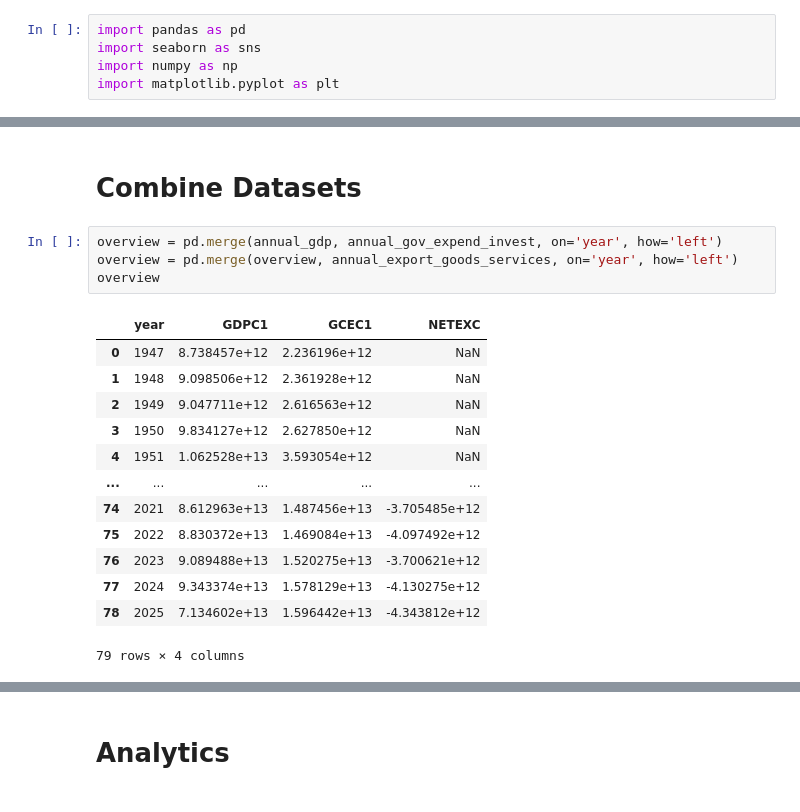
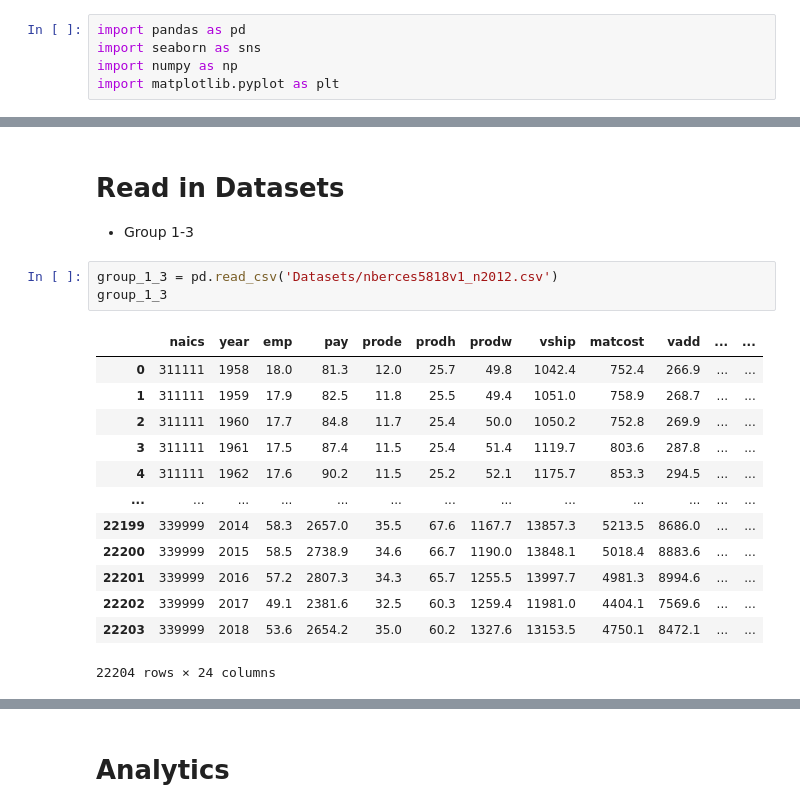
Before and after one commit to yomisamadesu/DS_ML_Project_colab-integrartion, a Jupyter notebook: DSML1/data_inspection.ipynb, the cells around one changed output, grey strips where cells are left out. Cells and saved outputs as stored; diff of their text form.

Commit message:
new datasets

```diff
--- a/DSML1/data_inspection.ipynb
+++ b/DSML1/data_inspection.ipynb
@@ -125,20 +6,21 @@ annual_export_goods_services
-# %% [markdown]
-# Combine Datasets
-# %%
-overview = pd.merge(annual_gdp, annual_gov_expend_invest, on='year', how='left')
-overview = pd.merge(overview, annual_export_goods_services, on='year', how='left')
-overview
-# %% [output]
-|  | year | GDPC1 | GCEC1 | NETEXC |
-| 0 | 1947 | 8.738457e+12 | 2.236196e+12 | NaN |
-| 1 | 1948 | 9.098506e+12 | 2.361928e+12 | NaN |
-| 2 | 1949 | 9.047711e+12 | 2.616563e+12 | NaN |
-| 3 | 1950 | 9.834127e+12 | 2.627850e+12 | NaN |
-| 4 | 1951 | 1.062528e+13 | 3.593054e+12 | NaN |
-| ... | ... | ... | ... | ... |
-| 74 | 2021 | 8.612963e+13 | 1.487456e+13 | -3.705485e+12 |
-| 75 | 2022 | 8.830372e+13 | 1.469084e+13 | -4.097492e+12 |
-| 76 | 2023 | 9.089488e+13 | 1.520275e+13 | -3.700621e+12 |
-| 77 | 2024 | 9.343374e+13 | 1.578129e+13 | -4.130275e+12 |
-| 78 | 2025 | 7.134602e+13 | 1.596442e+13 | -4.343812e+12 |
-79 rows × 4 columns
+# %% [markdown]
+# Read in Datasets
+
+- Group 1-3
+# %%
+group_1_3 = pd.read_csv('Datasets/nberces5818v1_n2012.csv')
+group_1_3
+# %% [output]
+|  | naics | year | emp | pay | prode | prodh | prodw | vship | matcost | vadd | ... | ... |
+| 0 | 311111 | 1958 | 18.0 | 81.3 | 12.0 | 25.7 | 49.8 | 1042.4 | 752.4 | 266.9 | ... | ... |
+| 1 | 311111 | 1959 | 17.9 | 82.5 | 11.8 | 25.5 | 49.4 | 1051.0 | 758.9 | 268.7 | ... | ... |
+| 2 | 311111 | 1960 | 17.7 | 84.8 | 11.7 | 25.4 | 50.0 | 1050.2 | 752.8 | 269.9 | ... | ... |
+| 3 | 311111 | 1961 | 17.5 | 87.4 | 11.5 | 25.4 | 51.4 | 1119.7 | 803.6 | 287.8 | ... | ... |
+| 4 | 311111 | 1962 | 17.6 | 90.2 | 11.5 | 25.2 | 52.1 | 1175.7 | 853.3 | 294.5 | ... | ... |
+| ... | ... | ... | ... | ... | ... | ... | ... | ... | ... | ... | ... | ... |
+| 22199 | 339999 | 2014 | 58.3 | 2657.0 | 35.5 | 67.6 | 1167.7 | 13857.3 | 5213.5 | 8686.0 | ... | ... |
+| 22200 | 339999 | 2015 | 58.5 | 2738.9 | 34.6 | 66.7 | 1190.0 | 13848.1 | 5018.4 | 8883.6 | ... | ... |
+| 22201 | 339999 | 2016 | 57.2 | 2807.3 | 34.3 | 65.7 | 1255.5 | 13997.7 | 4981.3 | 8994.6 | ... | ... |
+| 22202 | 339999 | 2017 | 49.1 | 2381.6 | 32.5 | 60.3 | 1259.4 | 11981.0 | 4404.1 | 7569.6 | ... | ... |
+| 22203 | 339999 | 2018 | 53.6 | 2654.2 | 35.0 | 60.2 | 1327.6 | 13153.5 | 4750.1 | 8472.1 | ... | ... |
+22204 rows × 24 columns
```
Also changed, not shown: parts of 21 cells of this notebook, 10 other files.
